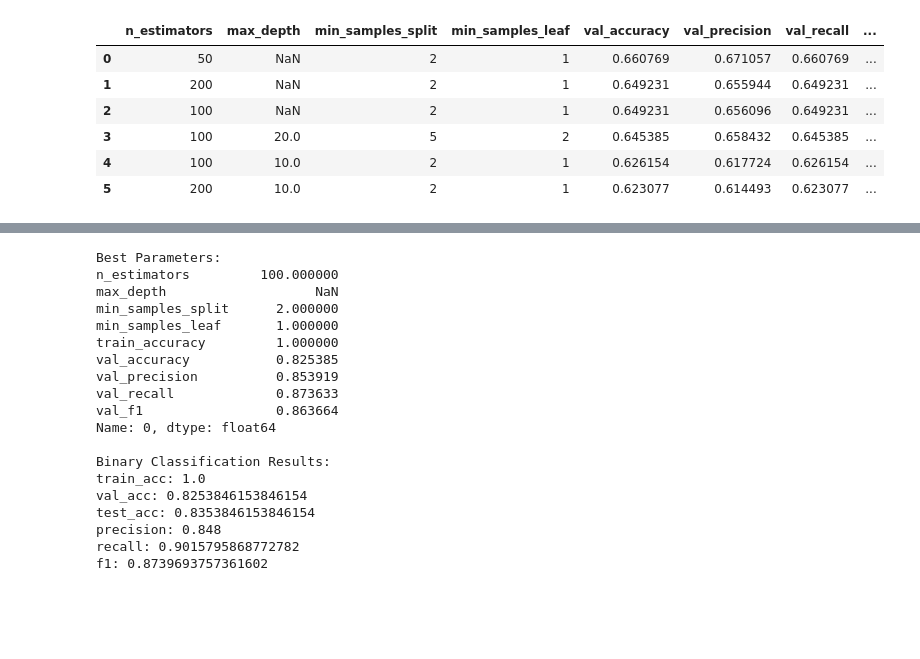
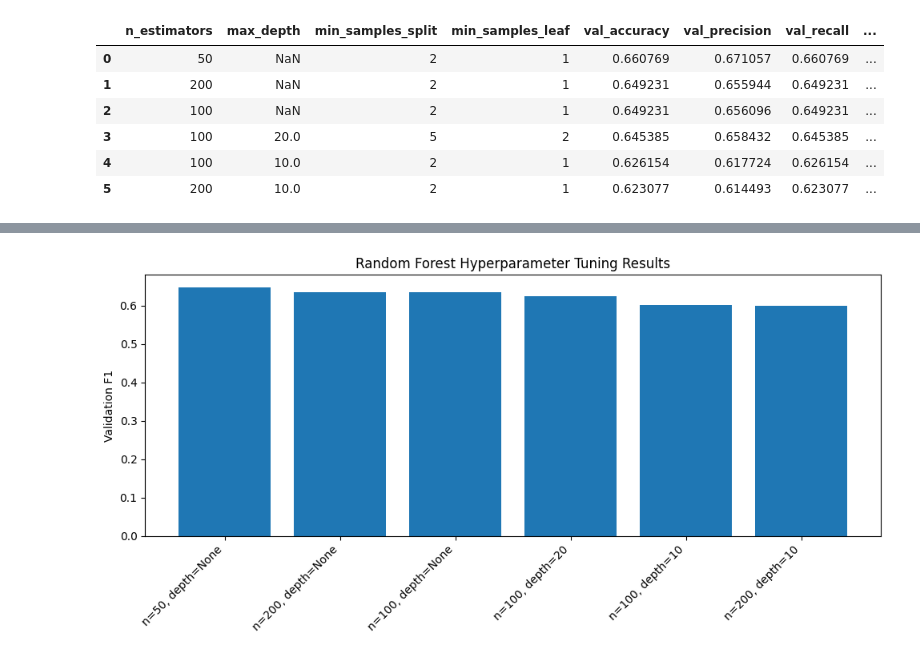
Before and after one commit to jiangyue-amber/CS178_Project, a Jupyter notebook: random_forest.ipynb, the cells around one changed output, grey strips where cells are left out. Drawn from its saved outputs; the diff is of its cells as text; code cells hidden in the pictures; blank space fills up the shorter version.

Commit message:
update random forest notebook

```diff
--- a/random_forest.ipynb
+++ b/random_forest.ipynb
@@ -199,14 +106,0 @@ rf_test_results
-# %%
-import matplotlib.pyplot as plt
-
-labels = []
-for _, row in results_df.iterrows():
-    labels.append(f'n={row["n_estimators"]}, depth={row["max_depth"]}')
-
-plt.figure(figsize=(10, 5))
-plt.bar(labels, results_df["val_f1"])
-plt.xticks(rotation=45, ha="right")
-plt.ylabel("Validation F1")
-plt.title("Random Forest Hyperparameter Tuning Results")
-plt.tight_layout()
-plt.show()
@@ -308,50 +175,17 @@ Name: 0, dtype: float64
 # %%
-best_rf_bin = RandomForestClassifier(
-    n_estimators=int(best_params_bin["n_estimators"]),
-    max_depth=None if pd.isna(best_params_bin["max_depth"]) else int(best_params_bin["max_depth"]),
-    min_samples_split=int(best_params_bin["min_samples_split"]),
-    min_samples_leaf=int(best_params_bin["min_samples_leaf"]),
-    random_state=1234,
-    n_jobs=-1
-)
+import matplotlib.pyplot as plt
 
-best_rf_bin.fit(X_train_full_bin, y_train_full_bin)
+labels = []
+for _, row in results_df.iterrows():
+    depth_label = "None" if pd.isna(row["max_depth"]) else int(row["max_depth"])
+    labels.append(f'n={int(row["n_estimators"])}, depth={depth_label}')
 
-y_train_full_bin_pred = best_rf_bin.predict(X_train_full_bin)
-y_test_bin_pred = best_rf_bin.predict(X_test_bin)
-
-train_acc_bin = accuracy_score(y_train_full_bin, y_train_full_bin_pred)
-test_acc_bin = accuracy_score(y_test_bin, y_test_bin_pred)
-test_precision_bin = precision_score(y_test_bin, y_test_bin_pred, zero_division=0)
-test_recall_bin = recall_score(y_test_bin, y_test_bin_pred, zero_division=0)
-test_f1_bin = f1_score(y_test_bin, y_test_bin_pred, zero_division=0)
-
-print("Best Parameters:")
-print(best_params_bin)
-print("\nBinary Classification Results:")
-print("train_acc:", train_acc_bin)
-print("val_acc:", best_params_bin["val_accuracy"])
-print("test_acc:", test_acc_bin)
-print("precision:", test_precision_bin)
-print("recall:", test_recall_bin)
-print("f1:", test_f1_bin)
+plt.figure(figsize=(10, 5))
+plt.bar(labels, results_df["val_f1"])
+plt.xticks(rotation=45, ha="right")
+plt.ylabel("Validation F1")
+plt.title("Random Forest Hyperparameter Tuning Results")
+plt.tight_layout()
+plt.show()
 # %% [output]
-Best Parameters:
-n_estimators         100.000000
-max_depth                   NaN
-min_samples_split      2.000000
-min_samples_leaf       1.000000
-train_accuracy         1.000000
-val_accuracy           0.825385
-val_precision          0.853919
-val_recall             0.873633
-val_f1                 0.863664
-Name: 0, dtype: float64
-
-Binary Classification Results:
-train_acc: 1.0
-val_acc: 0.8253846153846154
-test_acc: 0.8353846153846154
-precision: 0.848
-recall: 0.9015795868772782
-f1: 0.8739693757361602
+[figure, added]
```
Also changed, not shown: parts of 11 cells of this notebook.
